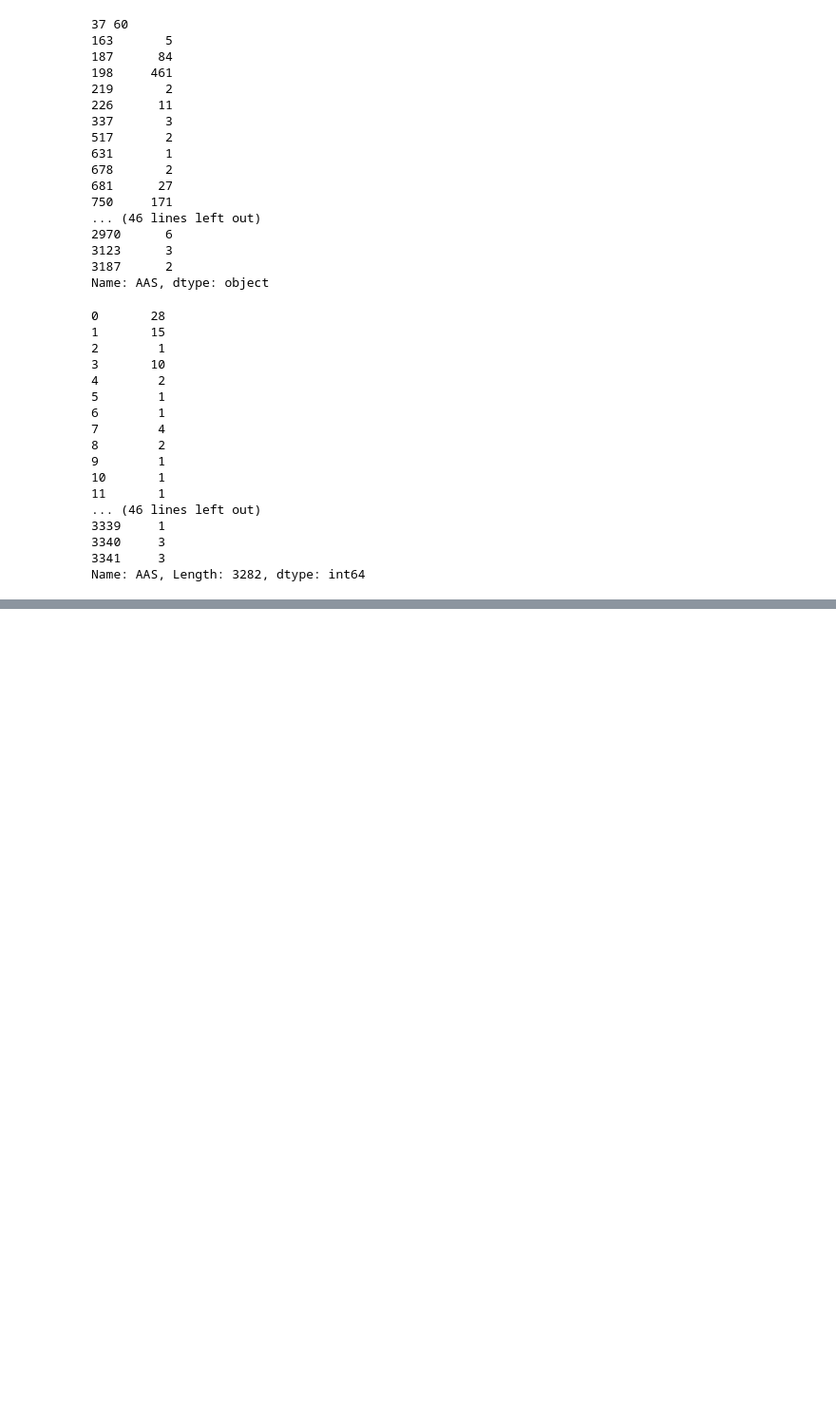
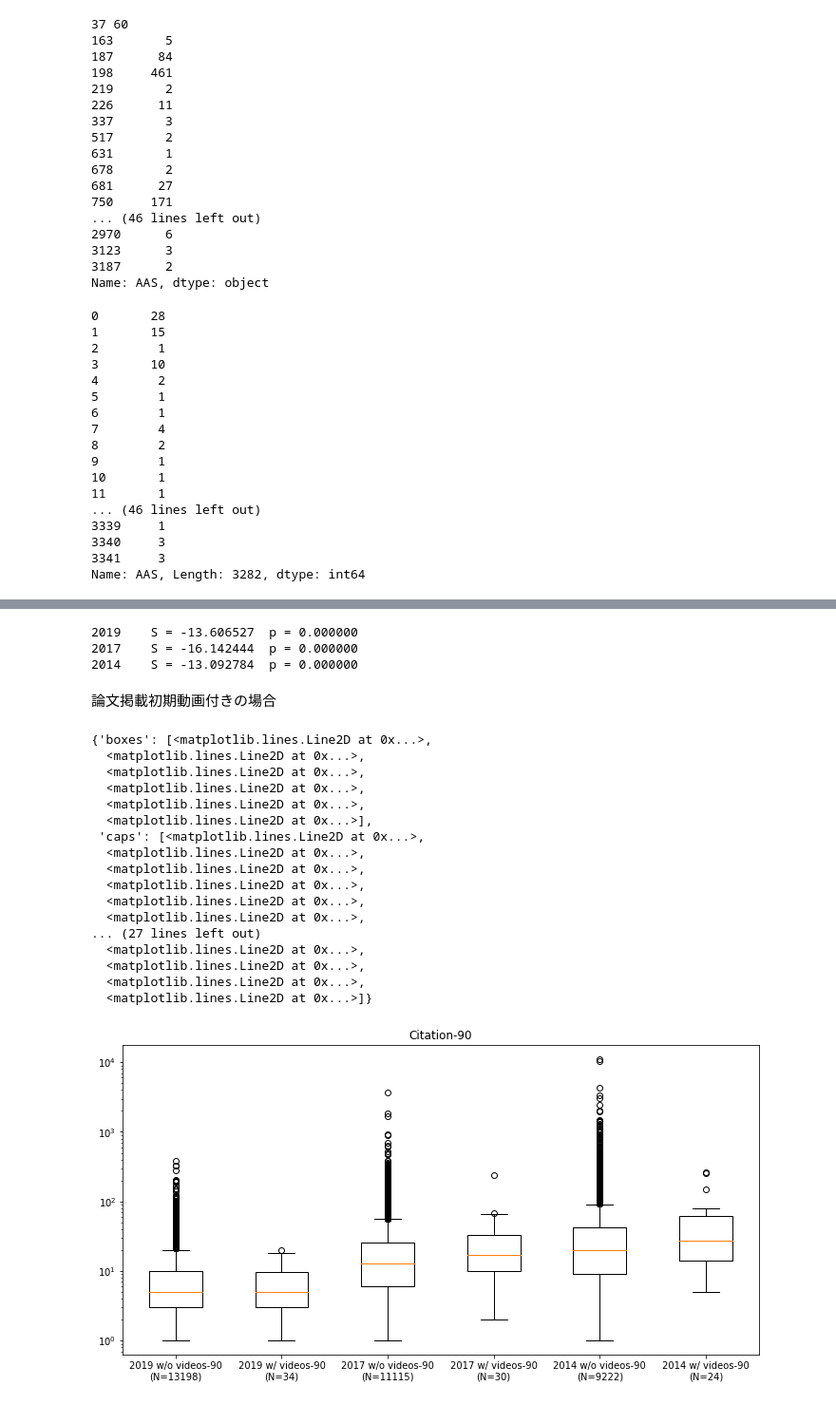
Before and after one commit to Hweemyoung/mastersdegree, a Jupyter notebook: ytcrawl/customs/200819.ipynb, the cells around one changed output, grey strips where cells are left out. Shown at 95% size. Saved outputs shown, nothing was run; the diff lists cells and outputs as text; code cells hidden in the pictures; blank space fills up the shorter version.

```diff
--- a/ytcrawl/customs/200819.ipynb
+++ b/ytcrawl/customs/200819.ipynb
@@ -176,0 +270,72 @@ print("2014\tS = %f\tp = %f"%(_s2014, _p2014))
+# %%
+_s2019, _p2019 = stats.ttest_ind(
+    _2019_wo_videos,
+    _2019_w_videos
+)
+print("2019\tS = %f\tp = %f"%(_s2019, _p2019))
+
+_s2017, _p2017 = stats.ttest_ind(
+    _2017_wo_videos,
+    _2017_w_videos
+)
+print("2017\tS = %f\tp = %f"%(_s2017, _p2017))
+
+_s2014, _p2014 = stats.ttest_ind(
+    _2014_wo_videos,
+    _2014_w_videos
+)
+print("2014\tS = %f\tp = %f"%(_s2014, _p2014))
+# %% [output]
+2019    S = -13.606527  p = 0.000000
+2017    S = -16.142444  p = 0.000000
+2014    S = -13.092784  p = 0.000000
+# %% [markdown]
+論文掲載初期動画付きの場合
+# %%
+_2019_90_wo_videos_cit = df1[~df1.DOI.isin(_idx_papers_2019_90)][df1["Cited by"] != "None"]["Cited by"].dropna().astype(int)
+_2019_90_w_videos_cit = df1[df1.DOI.isin(_idx_papers_2019_90)][df1["Cited by"] != "None"]["Cited by"].dropna().astype(int)
+_2017_90_wo_videos_cit = df2[~df2.DOI.isin(_idx_papers_2017_90)][df2["Cited by"] != "None"]["Cited by"].dropna().astype(int)
+_2017_90_w_videos_cit = df2[df2.DOI.isin(_idx_papers_2017_90)][df2["Cited by"] != "None"]["Cited by"].dropna().astype(int)
+_2014_90_wo_videos_cit = df3[~df3.DOI.isin(_idx_papers_2014_90)][df3["Cited by"] != "None"]["Cited by"].dropna().astype(int)
+_2014_90_w_videos_cit = df3[df3.DOI.isin(_idx_papers_2014_90)][df3["Cited by"] != "None"]["Cited by"].dropna().astype(int)
+
+plt.figure(figsize=(12, 6))
+plt.title("Citation-90")
+plt.yscale("log")
+# plt.ylim([0, 200])
+plt.boxplot([
+    _2019_90_wo_videos_cit,
+    _2019_90_w_videos_cit,
+    _2017_90_wo_videos_cit,
+    _2017_90_w_videos_cit,
+    _2014_90_wo_videos_cit,
+    _2014_90_w_videos_cit
+],
+    labels=[
+        "2019 w/o videos-90\n(N=%s)"%len(_2019_90_wo_videos_cit),
+        "2019 w/ videos-90\n(N=%s)"%len(_2019_90_w_videos_cit),
+        "2017 w/o videos-90\n(N=%s)"%len(_2017_90_wo_videos_cit),
+        "2017 w/ videos-90\n(N=%s)"%len(_2017_90_w_videos_cit),
+        "2014 w/o videos-90\n(N=%s)"%len(_2014_90_wo_videos_cit),
+        "2014 w/ videos-90\n(N=%s)"%len(_2014_90_w_videos_cit)
+    ]
+)
+# %% [output]
+{'boxes': [<matplotlib.lines.Line2D at 0x...>,
+  <matplotlib.lines.Line2D at 0x...>,
+  <matplotlib.lines.Line2D at 0x...>,
+  <matplotlib.lines.Line2D at 0x...>,
+  <matplotlib.lines.Line2D at 0x...>,
+  <matplotlib.lines.Line2D at 0x...>],
+ 'caps': [<matplotlib.lines.Line2D at 0x...>,
+  <matplotlib.lines.Line2D at 0x...>,
+  <matplotlib.lines.Line2D at 0x...>,
+  <matplotlib.lines.Line2D at 0x...>,
+  <matplotlib.lines.Line2D at 0x...>,
+  <matplotlib.lines.Line2D at 0x...>,
+... (27 lines left out)
+  <matplotlib.lines.Line2D at 0x...>,
+  <matplotlib.lines.Line2D at 0x...>,
+  <matplotlib.lines.Line2D at 0x...>,
+  <matplotlib.lines.Line2D at 0x...>]}
+[figure, added]
```
Also changed, not shown: parts of 13 cells of this notebook, 40 other files.
